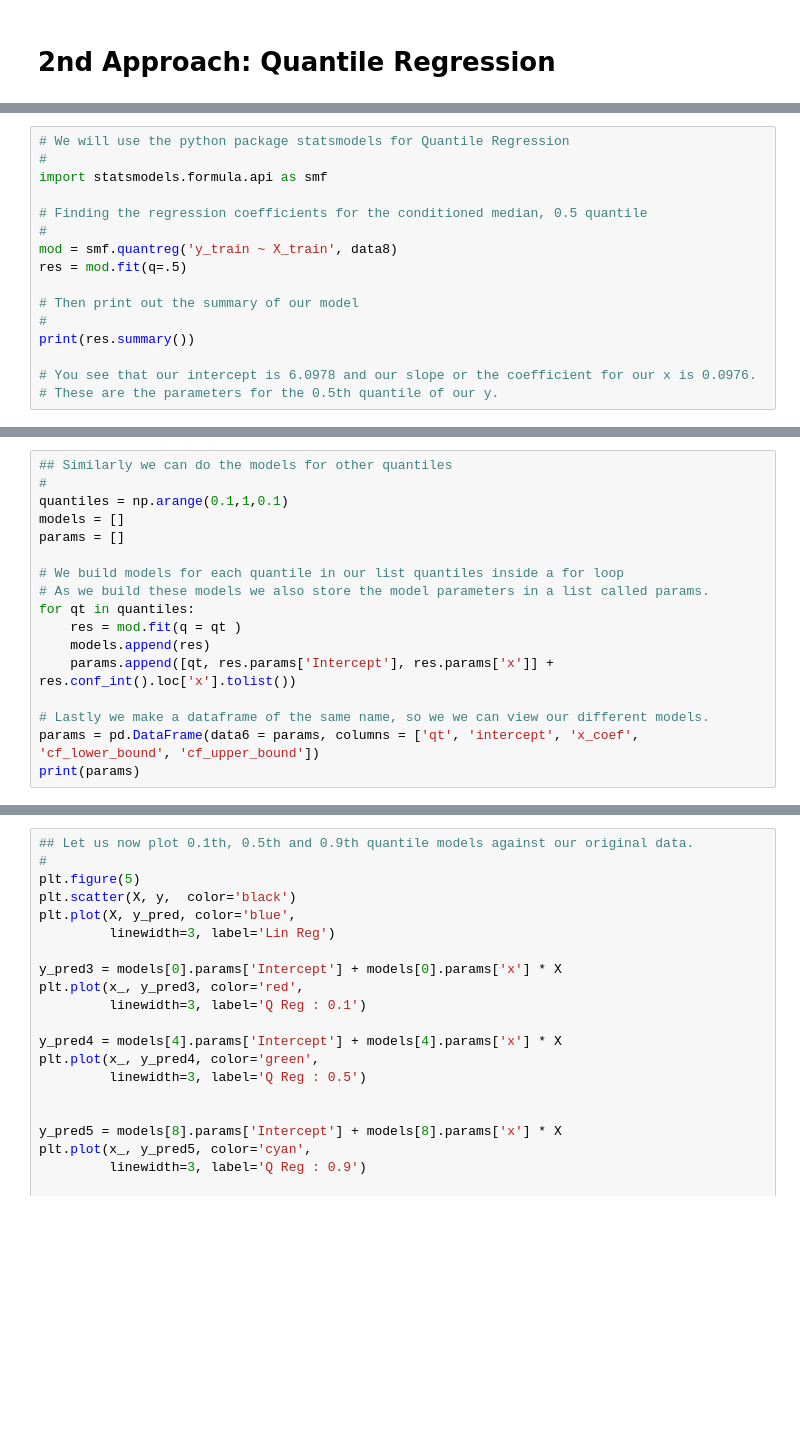
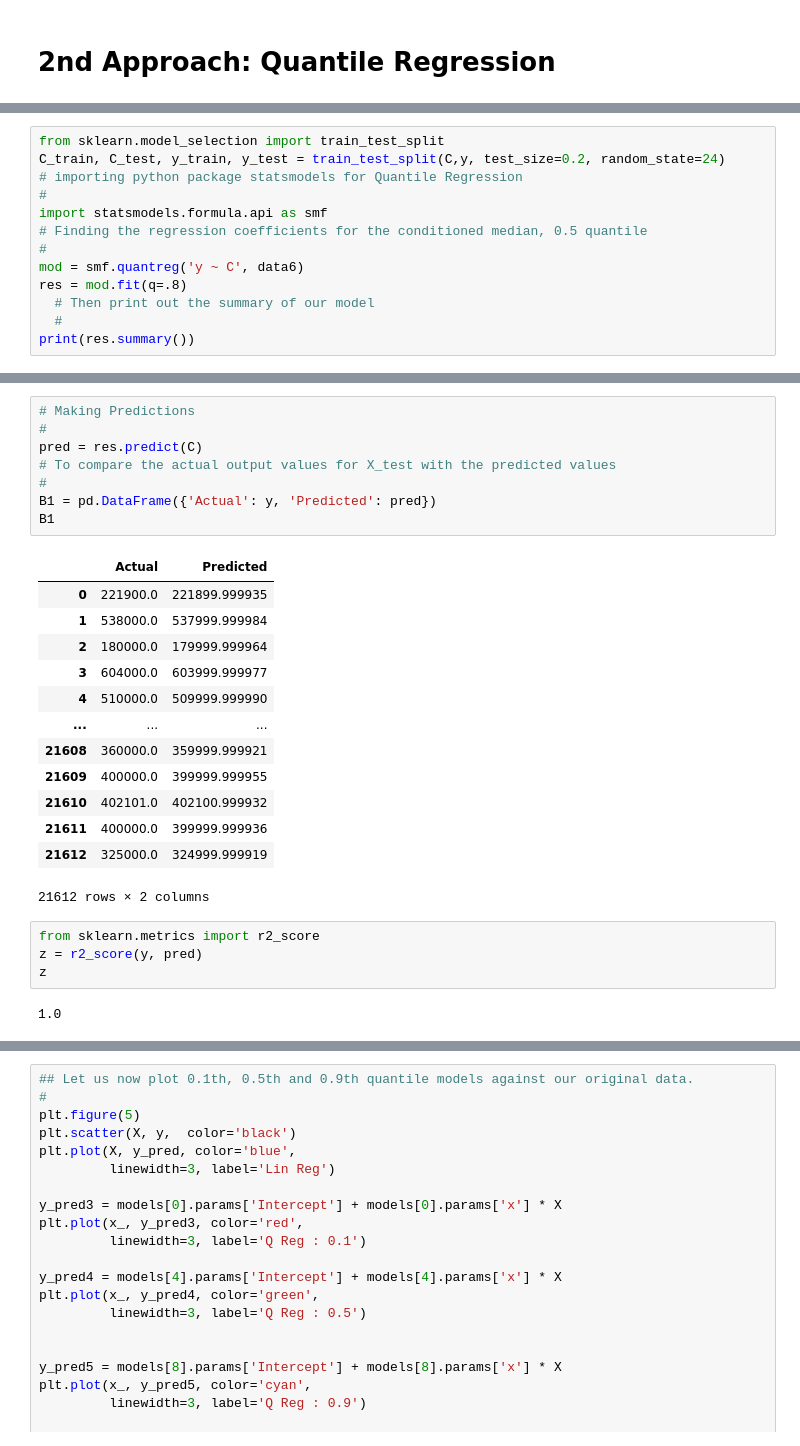
Before and after one commit to vivianusdjpy/Supervised-Learning-with-Various-Regression-Techniques, a Jupyter notebook: Supervised_Learning_using_various_Regression_Techniques.ipynb, the cells around one changed output, grey strips where cells are left out. Cells and saved outputs as stored; diff of their text form; blank space fills up the shorter version.

```diff
--- a/Supervised_Learning_using_various_Regression_Techniques.ipynb
+++ b/Supervised_Learning_using_various_Regression_Techniques.ipynb
@@ -642,17 +668,14 @@ from sklearn import ensemble
 # %%
-# We will use the python package statsmodels for Quantile Regression
+from sklearn.model_selection import train_test_split
+C_train, C_test, y_train, y_test = train_test_split(C,y, test_size=0.2, random_state=24)
+# importing python package statsmodels for Quantile Regression
 #
 import statsmodels.formula.api as smf
-
 # Finding the regression coefficients for the conditioned median, 0.5 quantile
 #
-mod = smf.quantreg('y_train ~ X_train', data8)
-res = mod.fit(q=.5)
-
-# Then print out the summary of our model
-#
+mod = smf.quantreg('y ~ C', data6)
+res = mod.fit(q=.8)
+  # Then print out the summary of our model
+  #
 print(res.summary())
-
-# You see that our intercept is 6.0978 and our slope or the coefficient for our x is 0.0976.
-# These are the parameters for the 0.5th quantile of our y.
 # %% [output]
@@ -681,17 +699,28 @@ NameError: ignored
-# %%
-## Similarly we can do the models for other quantiles
-#
-quantiles = np.arange(0.1,1,0.1)
-models = []
-params = []
-
-# We build models for each quantile in our list quantiles inside a for loop
-# As we build these models we also store the model parameters in a list called params.
-for qt in quantiles:
-	res = mod.fit(q = qt )
-	models.append(res)
-	params.append([qt, res.params['Intercept'], res.params['x']] + res.conf_int().loc['x'].tolist())
-
-# Lastly we make a dataframe of the same name, so we we can view our different models.
-params = pd.DataFrame(data6 = params, columns = ['qt', 'intercept', 'x_coef', 'cf_lower_bound', 'cf_upper_bound'])
-print(params)
+# %%
+# Making Predictions
+#
+pred = res.predict(C)
+# To compare the actual output values for X_test with the predicted values
+#
+B1 = pd.DataFrame({'Actual': y, 'Predicted': pred})
+B1
+# %% [output]
+|  | Actual | Predicted |
+| 0 | 221900.0 | 221899.999935 |
+| 1 | 538000.0 | 537999.999984 |
+| 2 | 180000.0 | 179999.999964 |
+| 3 | 604000.0 | 603999.999977 |
+| 4 | 510000.0 | 509999.999990 |
+| ... | ... | ... |
+| 21608 | 360000.0 | 359999.999921 |
+| 21609 | 400000.0 | 399999.999955 |
+| 21610 | 402101.0 | 402100.999932 |
+| 21611 | 400000.0 | 399999.999936 |
+| 21612 | 325000.0 | 324999.999919 |
+21612 rows × 2 columns
+# %%
+from sklearn.metrics import r2_score
+z = r2_score(y, pred)
+z
+# %% [output]
+1.0
```
Also changed, not shown: parts of 14 cells of this notebook.
